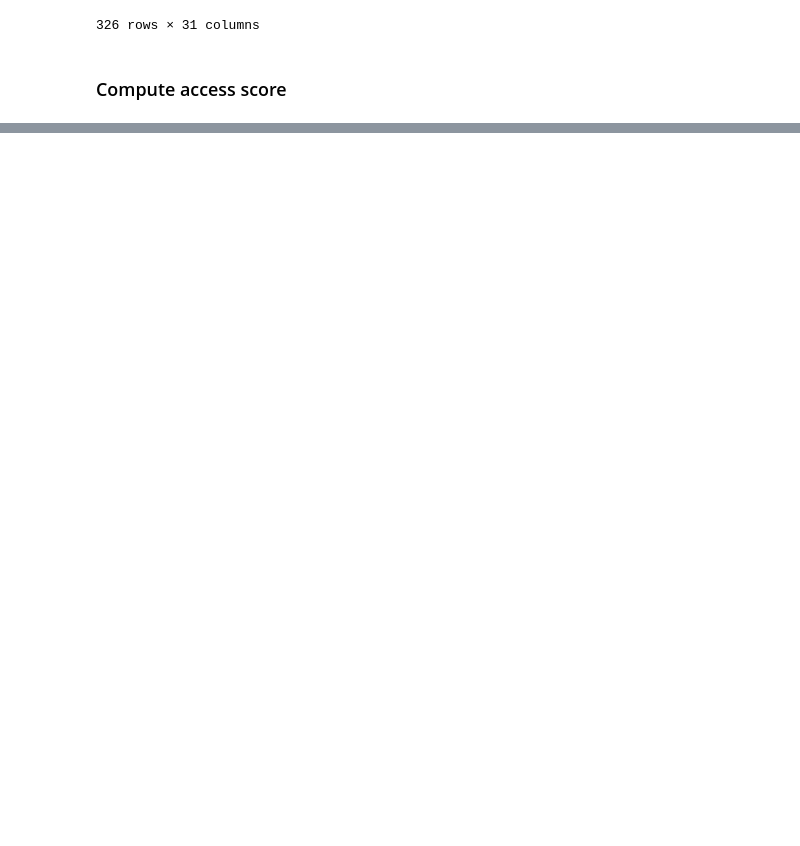
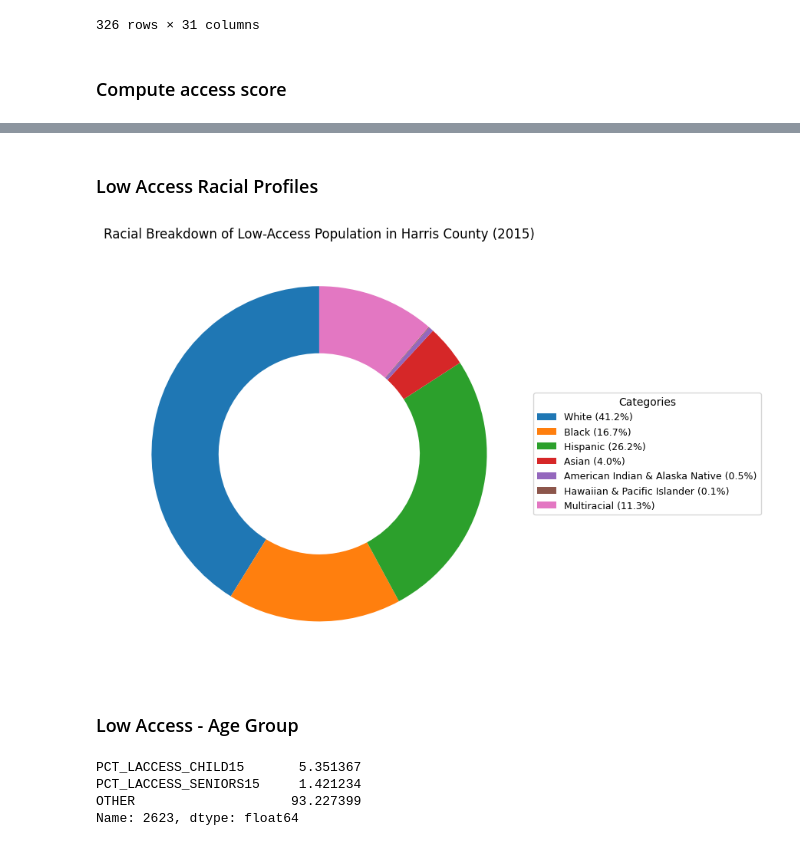
Before and after one commit to wylliamunlimited/food-access-analysis, a Jupyter notebook: data-analysis.ipynb, the cells around one changed output, grey strips where cells are left out. Cells and saved outputs as stored; diff of their text form; code cells hidden in the pictures; blank space fills up the shorter version.

```diff
--- a/data-analysis.ipynb
+++ b/data-analysis.ipynb
@@ -535,0 +705,7 @@ norm_access.sort_values(by="AccessScore", ascending=False)
+# %%
+harris_access = access[access["FIPS"] == "48201"]
+harris_disability = aggr_cities[aggr_cities["FIPS"] == "48201"]
+prev_cols = [col for col in harris_disability.columns if "CrudePrev" in col]
+
+print(harris_access.T)
+print(harris_disability[prev_cols].T)
@@ -535,0 +780,26 @@ norm_access.sort_values(by="AccessScore", ascending=False)
+# %% [markdown]
+### Low Access Racial Profiles
+# %%
+race_pct_col = ["PCT_LACCESS_WHITE15", "PCT_LACCESS_BLACK15", "PCT_LACCESS_HISP15", "PCT_LACCESS_NHASIAN15", "PCT_LACCESS_NHNA15", "PCT_LACCESS_NHPI15", "PCT_LACCESS_MULTIR15"]
+race_labels = ["White", "Black", "Hispanic", "Asian", "American Indian & Alaska Native", "Hawaiian & Pacific Islander", "Multiracial"]
+
+harris_access_race = harris_access[race_pct_col].iloc[0]
+# %%
+## Plot pie chart
+plot_pie_with_legend(harris_access_race, race_labels, title="Racial Breakdown of Low-Access Population in Harris County (2015)")
+# %% [output]
+[figure, added]
+# %% [markdown]
+### Low Access - Age Group
+# %%
+age_labels = ["Children", "Senior", "Other"]
+age_cols = ["PCT_LACCESS_CHILD15", "PCT_LACCESS_SENIORS15"]
+
+harris_access_age = harris_access[age_cols].iloc[0]
+harris_access_age["OTHER"] = 100 - sum(harris_access_age)
+harris_access_age
+# %% [output]
+PCT_LACCESS_CHILD15       5.351367
+PCT_LACCESS_SENIORS15     1.421234
+OTHER                    93.227399
+Name: 2623, dtype: float64
```
Also changed, not shown: parts of 36 cells of this notebook, 1 other file.
